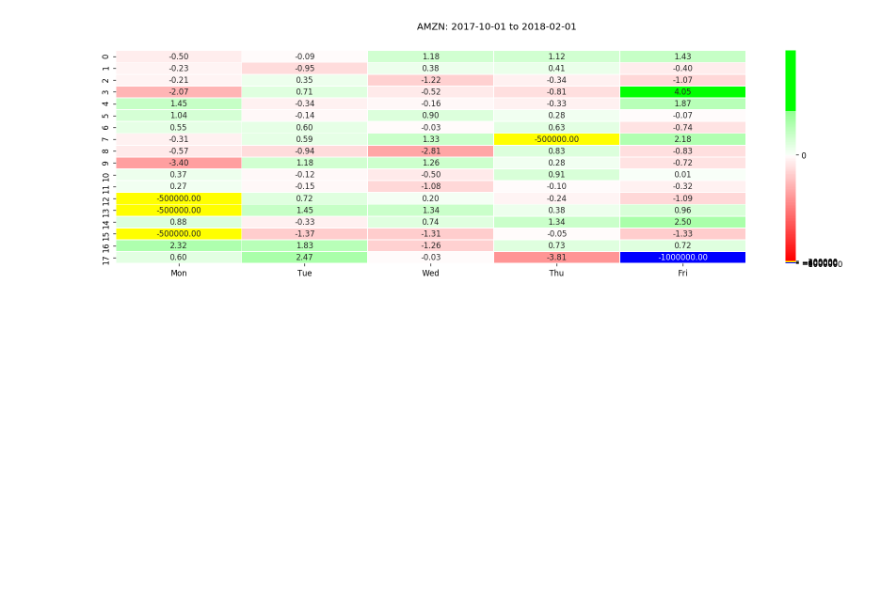
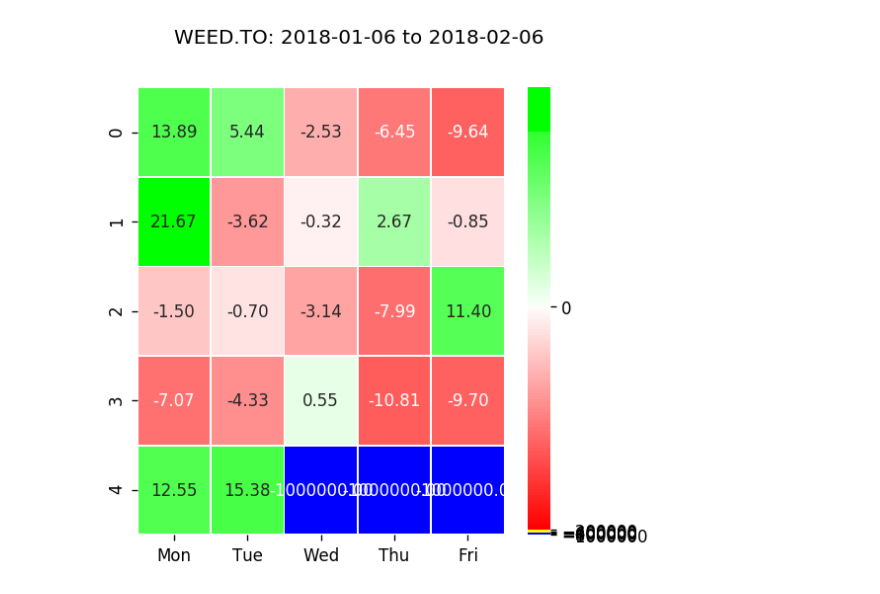
Before and after one commit to thearikdan/MyExperimentalProjects, a Jupyter notebook: pyfin/stats.ipynb, the cells around one changed output. Saved outputs shown, nothing was run; the diff lists cells and outputs as text; code cells hidden in the pictures; blank space fills up the shorter version.

```diff
--- a/pyfin/stats.ipynb
+++ b/pyfin/stats.ipynb
@@ -10,41 +10,41 @@ import pandas as pd
 # %%
 #symbol = "LEAF.TO"
 #symbol = "APH.TO"
-#symbol = "WEED.TO"
+symbol = "WEED.TO"
 #symbol = "NVDA"
-symbol = "AMZN"
+#symbol = "AMZN"
 
 
 end_date = datetime.today() #today
-start_date = end_date + dateutil.relativedelta.relativedelta(months=-4) #month ago
+start_date = end_date + dateutil.relativedelta.relativedelta(months=-1) #month ago
 
 date, num_data = read.get_data_from_web(symbol, start_date, end_date)
 
 sh = np.shape(date)
 
 days = []
 for i in range (sh[0]):
 #    day = time.get_day_number_from_date_string(date[i][0])
     day = time_op.get_day_number_from_date_string(date[i].strftime("%Y-%m-%d"))
     days.append(day)
 
 #nd = read.get_numeric_data_from_all_data(data)
 pc = percentage.get_percentage_change_from_numeric_data(num_data)
 perc = pc * 100
 
 range_pc = percentage.get_high_low_percentage_change_from_numeric_data(num_data)
 range_perc = range_pc * 100
 
 mod = 5
 
 shaped_perc = shape.reshape_data(perc, days, mod)
 shaped_range = shape.reshape_data(range_perc, days, mod)
 
 title = symbol + ": " + start_date.strftime("%Y-%m-%d")+ " to " + end_date.strftime("%Y-%m-%d")
 
 heatmap.show(shaped_perc, title, mod)
 # %% [output]
-[figure, old version]
+[figure, new version]
 # %%
 change = absolute.get_absolute_change_from_numeric_data(num_data)
 
```
Also changed, not shown: parts of 2 cells of this notebook, 38 other files.
